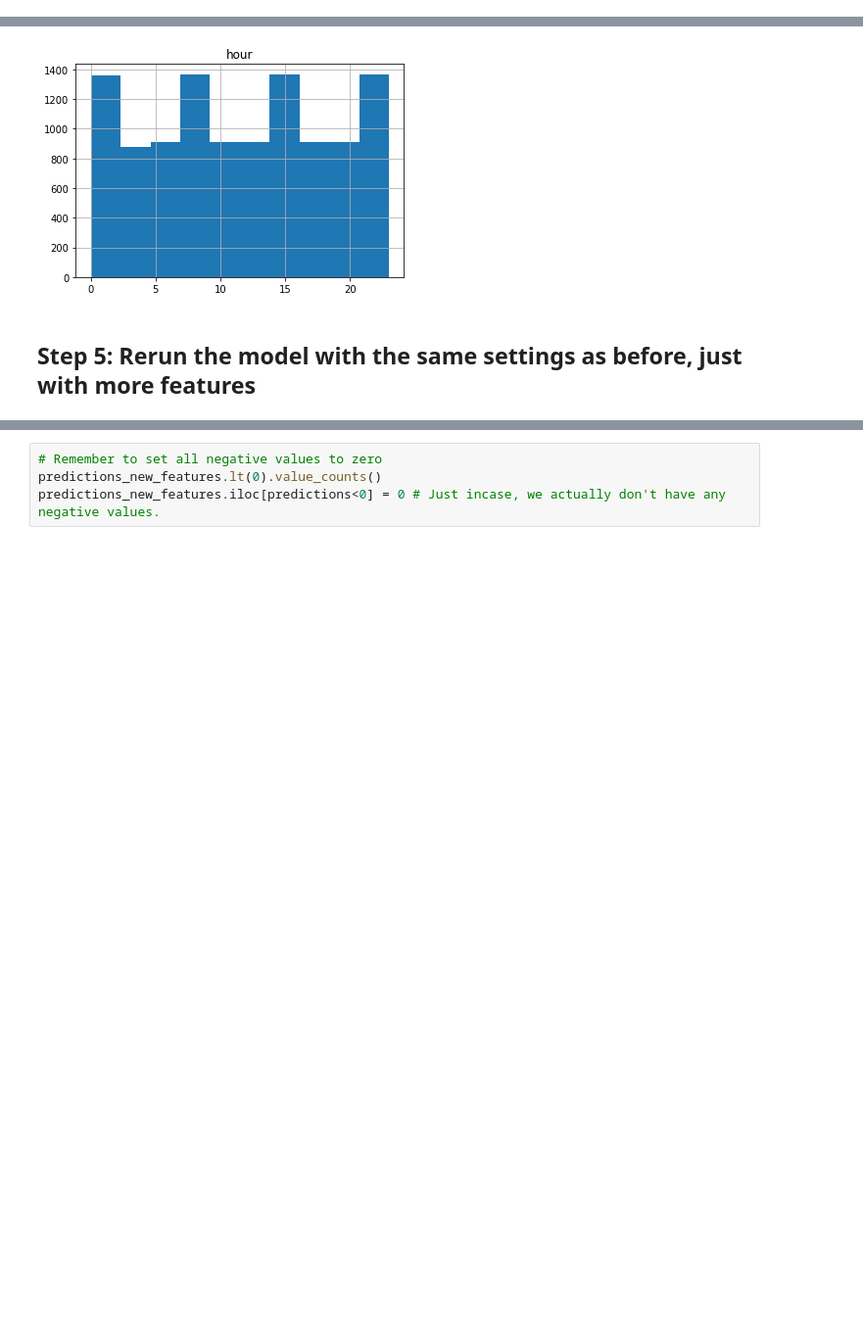
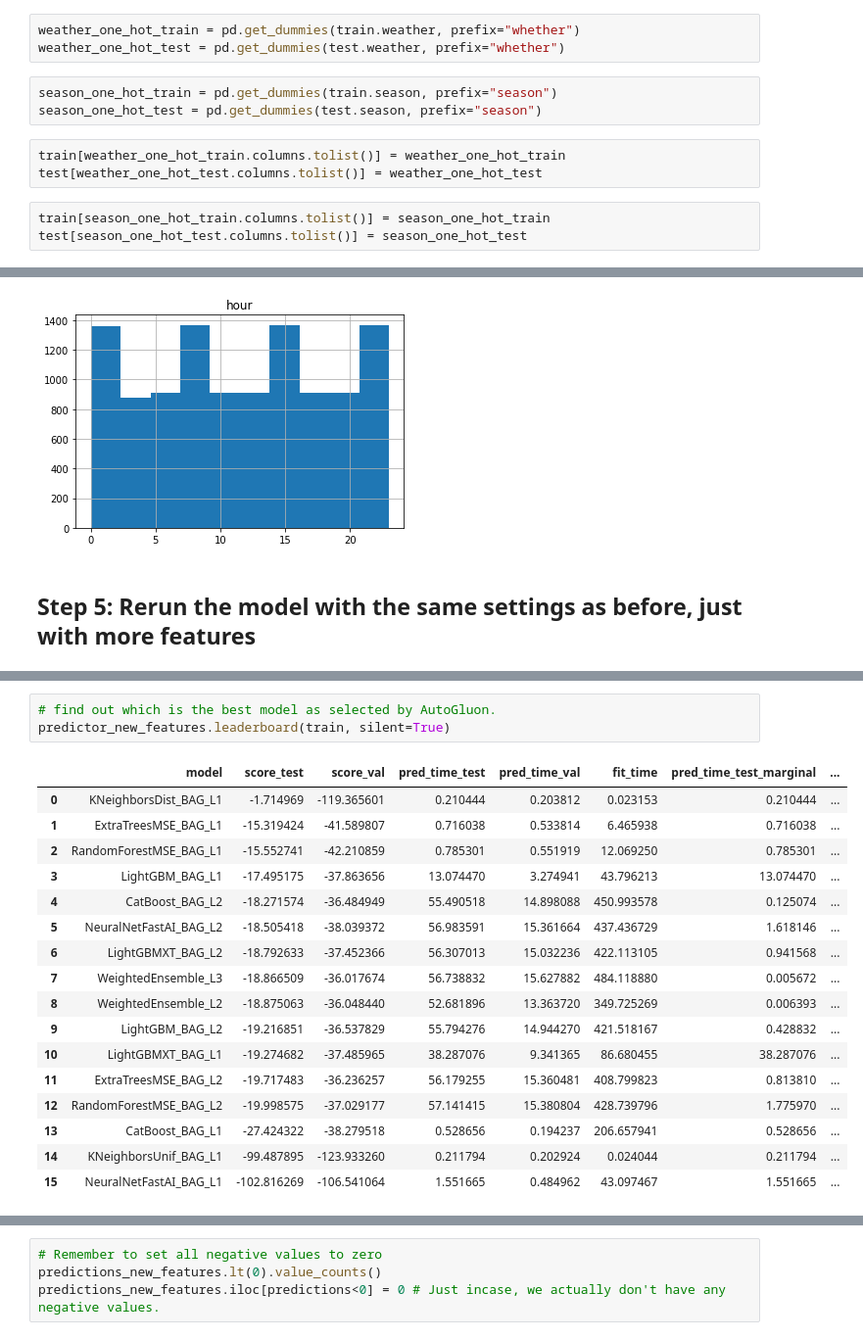
Before and after one commit to Phoenix6001/cd0385-project-starter, a Jupyter notebook: project/project-template.ipynb, the cells around one changed output, grey strips where cells are left out. Shown at 98% size. Saved outputs shown, nothing was run; the diff lists cells and outputs as text; blank space fills up the shorter version.

```diff
--- a/project/project-template.ipynb
+++ b/project/project-template.ipynb
@@ -354,4 +232,16 @@ train["season"] = train.season.astype("category")
 train["weather"] = train.weather.astype("category")
 test["season"] = test.season.astype("category")
 test["weather"] = test.weather.astype("category")
+# %%
+weather_one_hot_train = pd.get_dummies(train.weather, prefix="whether")
+weather_one_hot_test = pd.get_dummies(test.weather, prefix="whether")
+# %%
+season_one_hot_train = pd.get_dummies(train.season, prefix="season")
+season_one_hot_test = pd.get_dummies(test.season, prefix="season")
+# %%
+train[weather_one_hot_train.columns.tolist()] = weather_one_hot_train
+test[weather_one_hot_test.columns.tolist()] = weather_one_hot_test
+# %%
+train[season_one_hot_train.columns.tolist()] = season_one_hot_train
+test[season_one_hot_test.columns.tolist()] = season_one_hot_test
 # %%
@@ -455,3 +346,24 @@ Plot summary of models saved to file: AutogluonModels/ag-20221227_062107/Summary
  13          8
  14          2
  15          1  }
+# %%
+# find out which is the best model as selected by AutoGluon.
+predictor_new_features.leaderboard(train, silent=True)
+# %% [output]
+|  | model | score_test | score_val | pred_time_test | pred_time_val | fit_time | pred_time_test_marginal | ... |
+| 0 | KNeighborsDist_BAG_L1 | -1.714969 | -119.365601 | 0.210444 | 0.203812 | 0.023153 | 0.210444 | ... |
+| 1 | ExtraTreesMSE_BAG_L1 | -15.319424 | -41.589807 | 0.716038 | 0.533814 | 6.465938 | 0.716038 | ... |
+| 2 | RandomForestMSE_BAG_L1 | -15.552741 | -42.210859 | 0.785301 | 0.551919 | 12.069250 | 0.785301 | ... |
+| 3 | LightGBM_BAG_L1 | -17.495175 | -37.863656 | 13.074470 | 3.274941 | 43.796213 | 13.074470 | ... |
+| 4 | CatBoost_BAG_L2 | -18.271574 | -36.484949 | 55.490518 | 14.898088 | 450.993578 | 0.125074 | ... |
+| 5 | NeuralNetFastAI_BAG_L2 | -18.505418 | -38.039372 | 56.983591 | 15.361664 | 437.436729 | 1.618146 | ... |
+| 6 | LightGBMXT_BAG_L2 | -18.792633 | -37.452366 | 56.307013 | 15.032236 | 422.113105 | 0.941568 | ... |
+| 7 | WeightedEnsemble_L3 | -18.866509 | -36.017674 | 56.738832 | 15.627882 | 484.118880 | 0.005672 | ... |
+| 8 | WeightedEnsemble_L2 | -18.875063 | -36.048440 | 52.681896 | 13.363720 | 349.725269 | 0.006393 | ... |
+| 9 | LightGBM_BAG_L2 | -19.216851 | -36.537829 | 55.794276 | 14.944270 | 421.518167 | 0.428832 | ... |
+| 10 | LightGBMXT_BAG_L1 | -19.274682 | -37.485965 | 38.287076 | 9.341365 | 86.680455 | 38.287076 | ... |
+| 11 | ExtraTreesMSE_BAG_L2 | -19.717483 | -36.236257 | 56.179255 | 15.360481 | 408.799823 | 0.813810 | ... |
+| 12 | RandomForestMSE_BAG_L2 | -19.998575 | -37.029177 | 57.141415 | 15.380804 | 428.739796 | 1.775970 | ... |
+| 13 | CatBoost_BAG_L1 | -27.424322 | -38.279518 | 0.528656 | 0.194237 | 206.657941 | 0.528656 | ... |
+| 14 | KNeighborsUnif_BAG_L1 | -99.487895 | -123.933260 | 0.211794 | 0.202924 | 0.024044 | 0.211794 | ... |
+| 15 | NeuralNetFastAI_BAG_L1 | -102.816269 | -106.541064 | 1.551665 | 0.484962 | 43.097467 | 1.551665 | ... |
```
Also changed, not shown: parts of 19 cells of this notebook.
